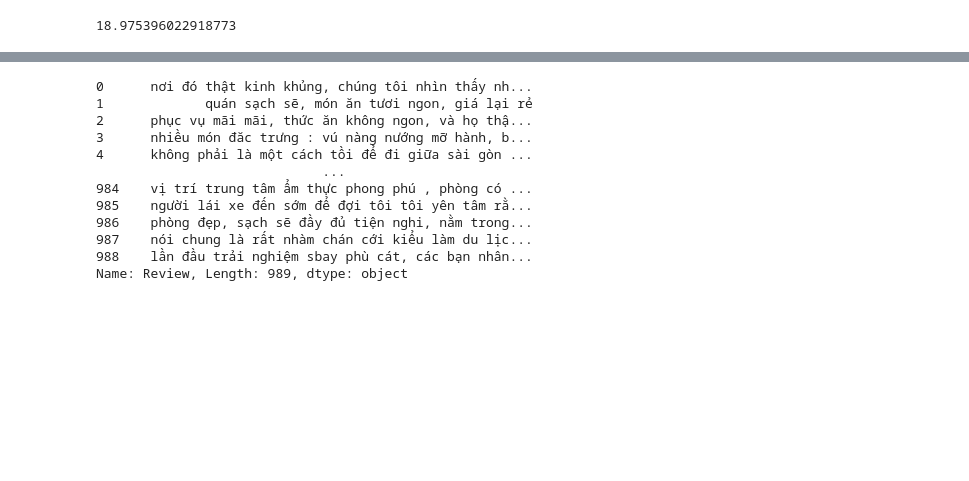
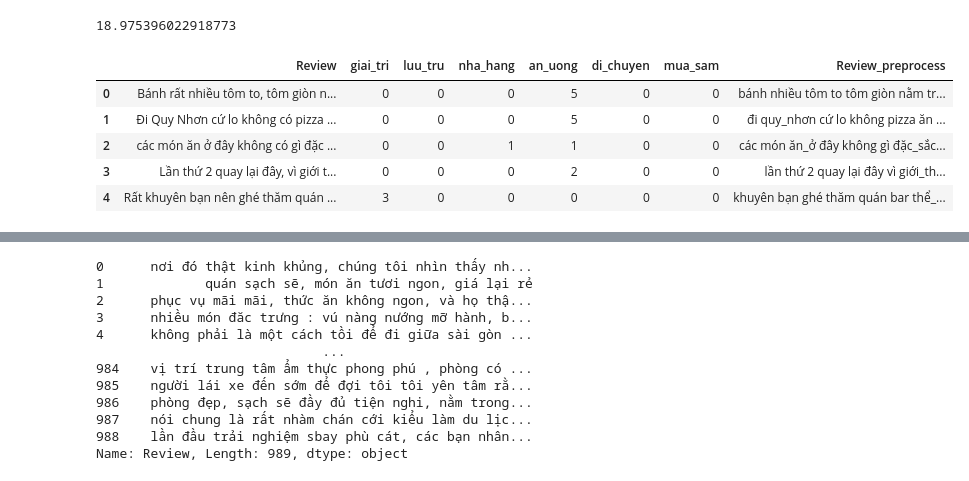
Before and after one commit to anhtuanluu/Problem2, a Jupyter notebook: analysis.ipynb, the cells around one changed output, grey strips where cells are left out. Saved outputs shown, nothing was run; the diff lists cells and outputs as text; code cells hidden in the pictures; blank space fills up the shorter version.

```diff
--- a/analysis.ipynb
+++ b/analysis.ipynb
@@ -162 +134,10 @@ from xgboost import XGBClassifier
+# %%
+train_df.head()
+# %% [output]
+|  | Review | giai_tri | luu_tru | nha_hang | an_uong | di_chuyen | mua_sam | Review_preprocess |
+| 0 | Bánh rất nhiều tôm to, tôm giòn n... | 0 | 0 | 0 | 5 | 0 | 0 | bánh nhiều tôm to tôm giòn nằm tr... |
+| 1 | Đi Quy Nhơn cứ lo không có pizza ... | 0 | 0 | 0 | 5 | 0 | 0 | đi quy_nhơn cứ lo không pizza ăn ... |
+| 2 | các món ăn ở đây không có gì đặc ... | 0 | 0 | 1 | 1 | 0 | 0 | các món ăn_ở đây không gì đặc_sắc... |
+| 3 | Lần thứ 2 quay lại đây, vì giới t... | 0 | 0 | 0 | 2 | 0 | 0 | lần thứ 2 quay lại đây vì giới_th... |
+| 4 | Rất khuyên bạn nên ghé thăm quán ... | 3 | 0 | 0 | 0 | 0 | 0 | khuyên bạn ghé thăm quán bar thể_... |
 # %%
```
Also changed, not shown: parts of 52 cells of this notebook, 3 other files.
